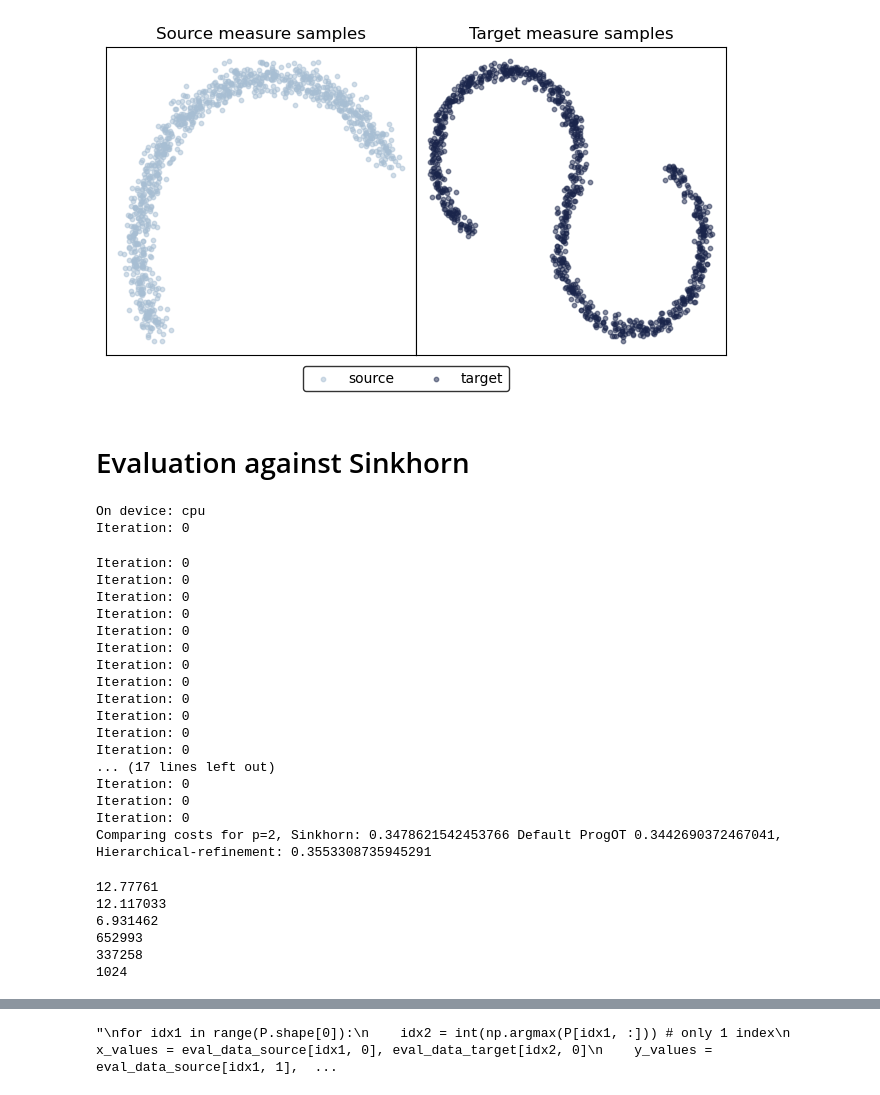
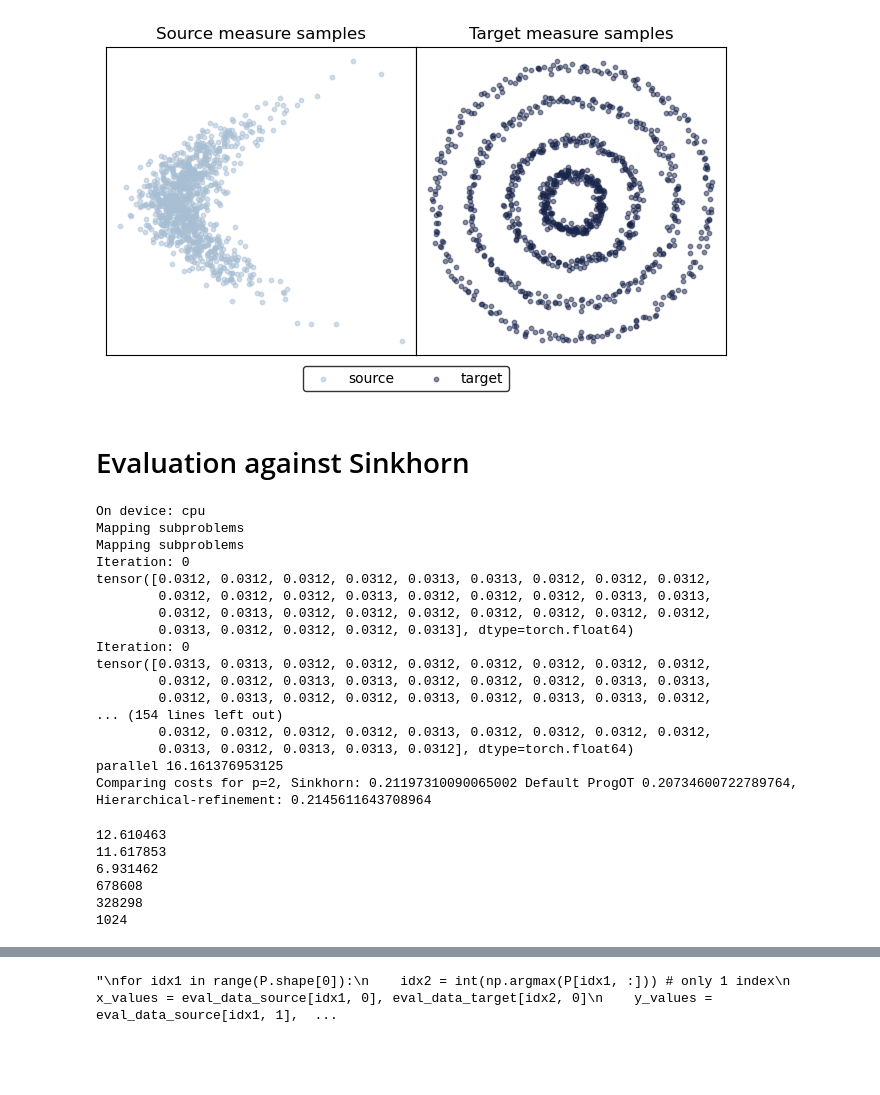
Before and after one commit to raphael-group/HiRef, a Jupyter notebook: notebooks/synthetic_experiments_all.ipynb, the cells around one changed output, grey strips where cells are left out. Saved outputs shown, nothing was run; the diff lists cells and outputs as text; code cells hidden in the pictures; blank space fills up the shorter version.

```diff
--- a/notebooks/synthetic_experiments_all.ipynb
+++ b/notebooks/synthetic_experiments_all.ipynb
@@ -256,7 +256,7 @@ def create_samplers(
     dim_data = 2
     return train_dataset, valid_dataset, dim_data
 # %%
-experiment = 'halfmoon_Scurve' #'maf_moon_ring'
+experiment = 'maf_moon_ring' #'checkerboard'#'halfmoon_Scurve' #'maf_moon_ring'
 
 if experiment == 'checkerboard':
 
@@ -286,34 +286,34 @@ elif experiment == 'maf_moon_ring':
     )
     valid_loader = train_loader
 
     eval_data_source = next(train_loader.source_iter)
     eval_data_target = next(train_loader.target_iter)
 
 elif experiment == 'halfmoon_Scurve':
 
     train_dataset, valid_dataset, dim_data = create_samplers(
     source_kwargs={
         "name": "moon",
         "theta_rotation": jnp.pi / 6,
         "mean": jnp.array([0.0, -0.5]),
         "noise": 0.05,
     },
     target_kwargs={
         "name": "s_curve",
         "scale": 0.6,
         "mean": jnp.array([0.5, -2.0]),
         "theta_rotation": -jnp.pi / 6,
         "noise": 0.05,
         },
     )
     eval_data_source = next(train_dataset.source_iter)
     eval_data_target = next(train_dataset.target_iter)
 
 fig, ax = plot_eval_samples(eval_data_source, eval_data_target)
 display(fig)
 plt.close(fig)
 # %% [output]
-[figure, old version]
+[figure, new version]
 # %% [markdown]
 # Evaluation against Sinkhorn
 # %%
@@ -361,14 +361,29 @@ X, Y = torch.tensor(np.array(eval_data_source)).type(torch.DoubleTensor).to(devi
 C = torch.cdist( X, Y ) ** p
 C = C / C.max()
 
-rank_schedule = [ 32, 32 ] #[ 32, 32 ]
+rank_schedule = [ 32, 32 ]
 
-P = HR_OT.hierarchical_refinement(torch.tensor(C), \
+import time
+
+s = time.time()
+P_2 = HR_OT.hierarchical_refinement_parallelized(C.to('cpu'), \
+                                  torch.tensor(rank_schedule), FRLC_opt, \
+                                  base_rank=1, \
+                                 return_as_coupling=True)
+e = time.time()
+print(f'parallel {e - s}')
+cost_hr_ot = torch.sum( C.to(device) * P_2.to(device) )
+
+'''
+s = time.time()
+P = HR_OT.hierarchical_refinement(C, \
                                   torch.tensor(rank_schedule), FRLC_opt, \
                                   device=device, base_rank=1,
                                  return_as_coupling=True)
-
+e = time.time()
+print(f'sequential {e - s}')
 cost_hr_ot = torch.sum( C.to(device) * P.to(device) )
+'''
 
 '''
 Sinkhorn Sol'n
@@ -432,36 +447,34 @@ elif p == 1:
     print(f'Comparing costs for p={p}, Sinkhorn: {cost_Sinkhorn}, Hierarchical-refinement: {cost_hr_ot}')
 # %% [output]
 On device: cpu
+Mapping subproblems
+Mapping subproblems
 Iteration: 0
+tensor([0.0312, 0.0312, 0.0312, 0.0312, 0.0313, 0.0313, 0.0312, 0.0312, 0.0312,
+        0.0312, 0.0312, 0.0312, 0.0313, 0.0312, 0.0312, 0.0312, 0.0313, 0.0313,
+        0.0312, 0.0313, 0.0312, 0.0312, 0.0312, 0.0312, 0.0312, 0.0312, 0.0312,
+        0.0313, 0.0312, 0.0312, 0.0312, 0.0313], dtype=torch.float64)
+Iteration: 0
+tensor([0.0313, 0.0313, 0.0312, 0.0312, 0.0312, 0.0312, 0.0312, 0.0312, 0.0312,
+        0.0312, 0.0312, 0.0313, 0.0313, 0.0312, 0.0312, 0.0312, 0.0313, 0.0313,
+        0.0312, 0.0313, 0.0312, 0.0312, 0.0313, 0.0312, 0.0313, 0.0313, 0.0312,
+... (154 lines left out)
+        0.0312, 0.0312, 0.0312, 0.0312, 0.0313, 0.0312, 0.0312, 0.0312, 0.0312,
+        0.0313, 0.0312, 0.0313, 0.0313, 0.0312], dtype=torch.float64)
+parallel 16.161376953125
+Comparing costs for p=2, Sinkhorn: 0.21197310090065002 Default ProgOT 0.20734600722789764, Hierarchical-refinement: 0.2145611643708964
-Iteration: 0
-Iteration: 0
-Iteration: 0
-Iteration: 0
-Iteration: 0
-Iteration: 0
-Iteration: 0
-Iteration: 0
-Iteration: 0
-Iteration: 0
-Iteration: 0
-Iteration: 0
-... (17 lines left out)
-Iteration: 0
-Iteration: 0
-Iteration: 0
-Comparing costs for p=2, Sinkhorn: 0.3478621542453766 Default ProgOT 0.3442690372467041, Hierarchical-refinement: 0.3553308735945291
 # %%
 print(scipy.stats.entropy(P_sinkhorn.flatten()))
 print(scipy.stats.entropy(P_progOT_default.flatten()))
-print(scipy.stats.entropy(P.flatten()))
+print(scipy.stats.entropy(P_2.flatten()))
 
 print( np.sum( P_sinkhorn > 1e-8 ) )
 print( np.sum( P_progOT_default > 1e-8 ) )
-print( np.sum( P.numpy() > 1e-8 ) )
+print( np.sum( P_2.numpy() > 1e-8 ) )
 # %% [output]
-12.77761
-12.117033
+12.610463
+11.617853
 6.931462
-652993
-337258
+678608
+328298
 1024
```
Also changed, not shown: parts of 3 cells of this notebook, 5 other files.
